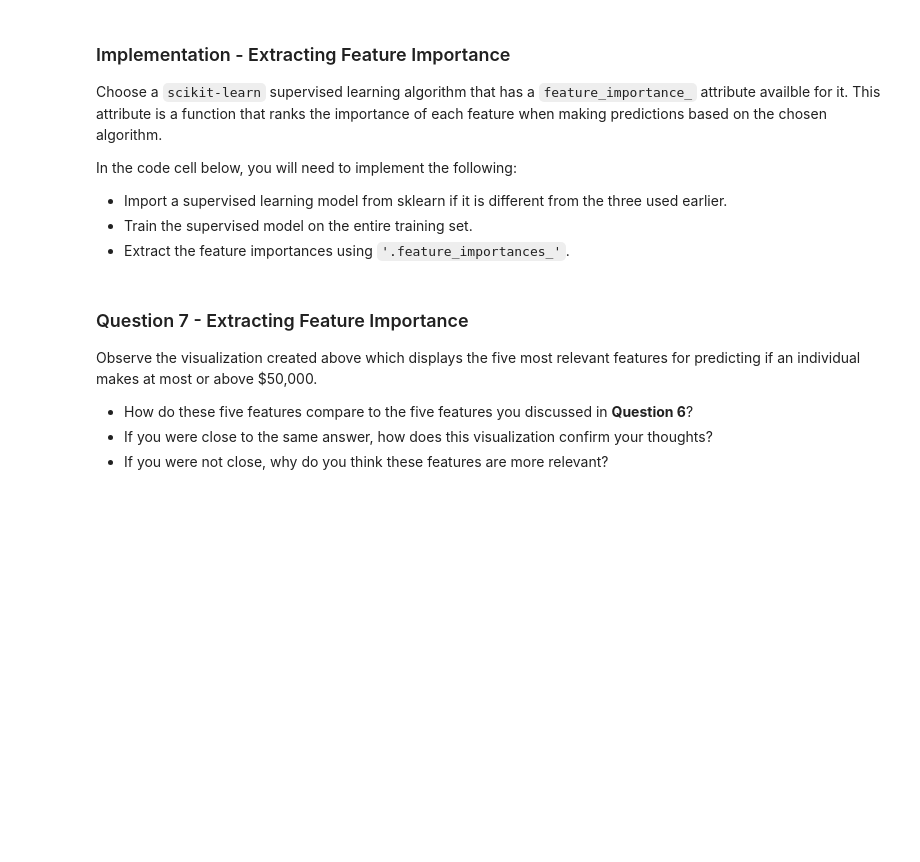
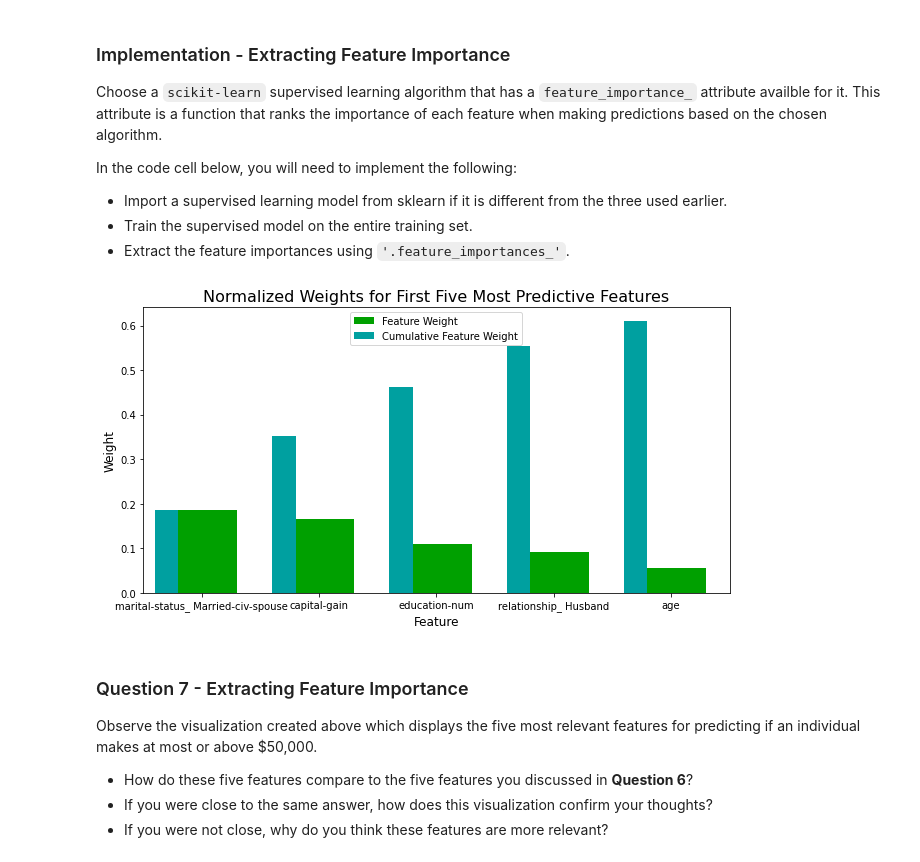
Before and after one commit to hoosmalhoos/Finding_DonorsML, a Jupyter notebook: finding_donors.ipynb, the cells around one changed output. Cells and saved outputs as stored; diff of their text form; code cells hidden in the pictures; blank space fills up the shorter version.

```diff
--- a/finding_donors.ipynb
+++ b/finding_donors.ipynb
@@ -178,4 +191,10 @@ Additionally, as with the non-numeric features, we need to convert the non-numer
  - Use [`pandas.get_dummies()`](http://pandas.pydata.org/pandas-docs/stable/generated/pandas.get_dummies.html?highlight=get_dummies#pandas.get_dummies) to perform one-hot encoding on the `'features_log_minmax_transform'` data.
  - Convert the target label `'income_raw'` to numerical entries.
    - Set records with "<=50K" to `0` and records with ">50K" to `1`.
+# %%
+def income_encoded(x):
+    if (x == '<=50K'):
+        return 0
+    else:
+        return 1
 # %%
@@ -397,8 +406,8 @@ def train_predict(learner, sample_size, X_train, y_train, X_test, y_test):
 
 
 
+    start = time() # Get start time
 
-    start = time() # Get start time
     learner.fit(X_train[:sample_size],y_train[:sample_size])
     end = time() # Get end time
 
@@ -409,6 +418,8 @@ def train_predict(learner, sample_size, X_train, y_train, X_test, y_test):
     #       then get predictions on the first 300 training samples(X_train) using .predict()
     start = time() # Get start time
     predictions_test = learner.predict(X_test)
+   ##########======> predictions_train =learner.predict(X_train[:300])
+
     predictions_train =learner.predict(X_train[:300])
 
     end = time() # Get end time
@@ -427,10 +438,10 @@ def train_predict(learner, sample_size, X_train, y_train, X_test, y_test):
     results['acc_test'] = accuracy_score(y_test,predictions_test)
 
     # TODO: Compute F-score on the the first 300 training samples using fbeta_score()
-    results['f_train'] = fbeta_score(y_train[:300],y_test,beta=0.5)
+    results['f_train'] = fbeta_score(y_train[:300],predictions_train,beta=0.5)
 
     # TODO: Compute F-score on the test set which is y_test
-    results['f_test'] = fbeta_score(y_train,y_test,beta=0.5)
+    results['f_test'] = fbeta_score(y_test,predictions_test,beta=0.5)
 
     # Success
     print("{} trained on {} samples.".format(learner.__class__.__name__, sample_size))
@@ -596,16 +667,17 @@ In the code cell below, you will need to implement the following:
  - Extract the feature importances using `'.feature_importances_'`.
 # %%
 # TODO: Import a supervised learning model that has 'feature_importances_'
-
-
+from sklearn.ensemble import RandomForestClassifier
 # TODO: Train the supervised model on the training set using .fit(X_train, y_train)
-model = None
-
+model = RandomForestClassifier(random_state=0,criterion='gini',max_depth=10)
+model.fit(X_train,y_train)
 # TODO: Extract the feature importances using .feature_importances_
-importances = None
+importances =model.feature_importances_
 
 # Plot
 vs.feature_plot(importances, X_train, y_train)
+# %% [output]
+[figure, added]
 # %% [markdown]
 ### Question 7 - Extracting Feature Importance
 
```
Also changed, not shown: parts of 26 cells of this notebook.
